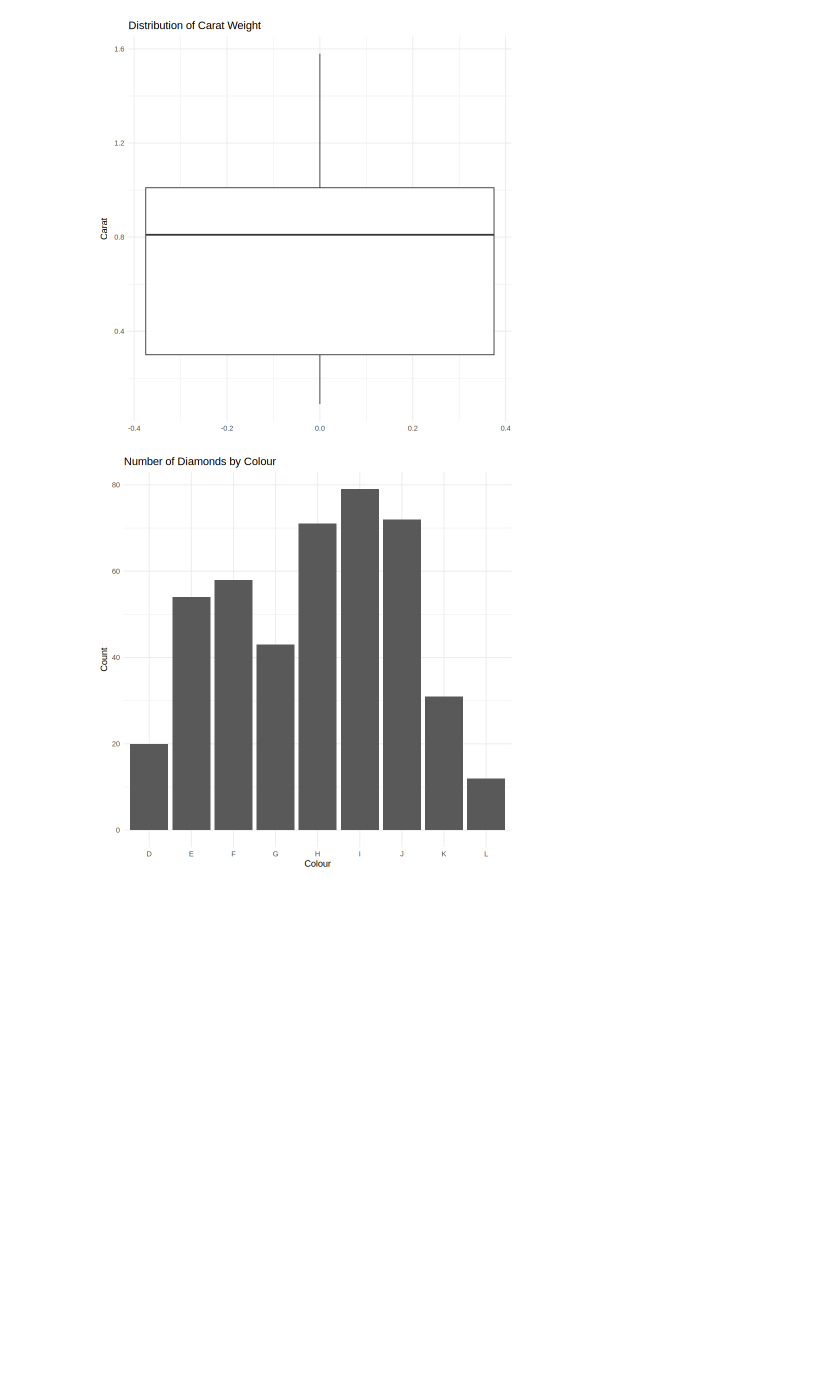
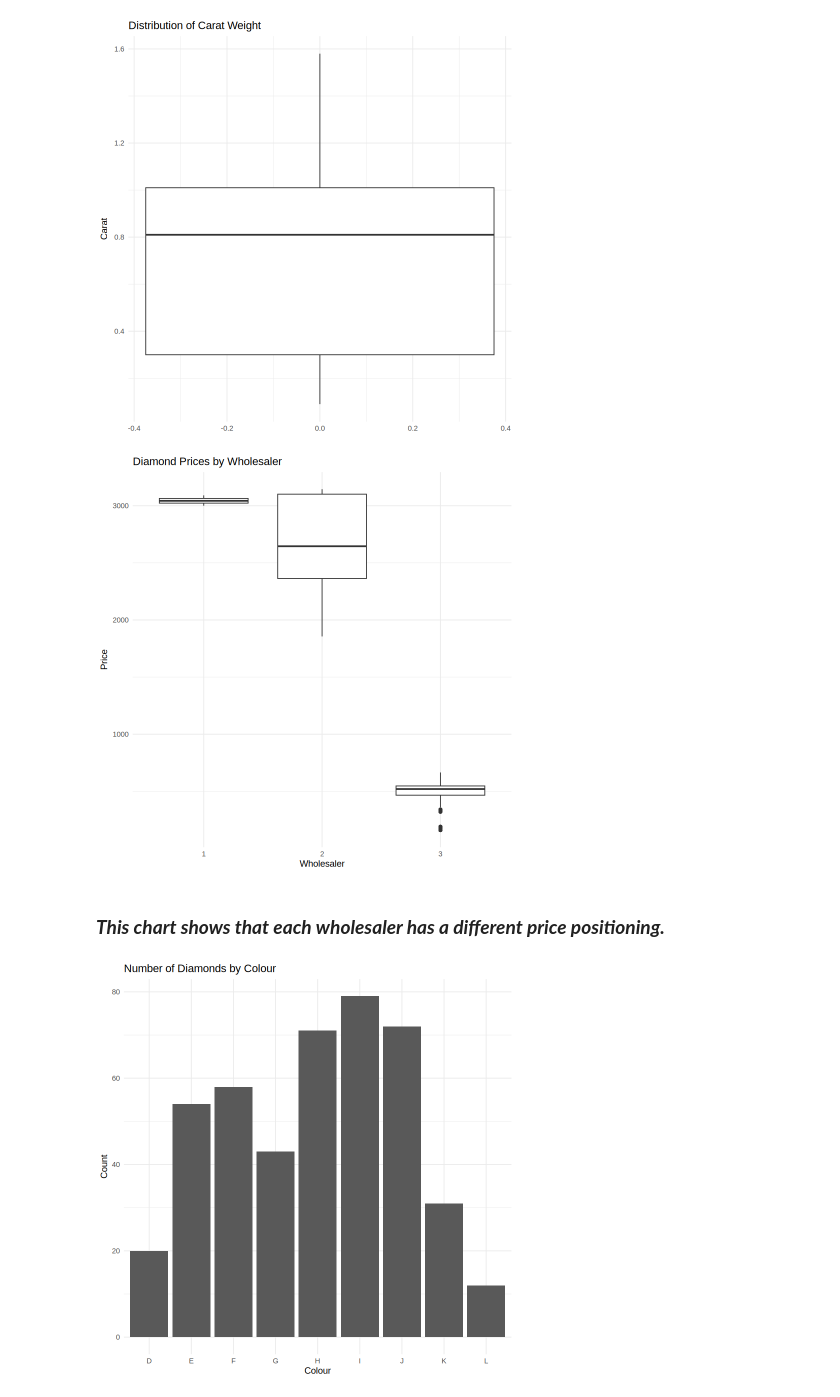
Before and after one commit to iplaycos1-crypto/MBA6636, a Jupyter notebook: Copy_of_MBA6636_3769291_Sun_DEA.ipynb, the cells around one changed output. Saved outputs shown, nothing was run; the diff lists cells and outputs as text; code cells hidden in the pictures; blank space fills up the shorter version.

```diff
--- a/Copy_of_MBA6636_3769291_Sun_DEA.ipynb
+++ b/Copy_of_MBA6636_3769291_Sun_DEA.ipynb
@@ -359,4 +409,18 @@ ggplot(diamonds_clean, aes(y = Carat)) +
 # %% [output]
 [figure]
 [figure]
+# %%
+# 3. Wholesaler positioning boxplot
+ggplot(diamonds_clean, aes(x = Wholesaler, y = Price)) +
+  geom_boxplot() +
+  labs(
+    title = "Diamond Prices by Wholesaler",
+    x = "Wholesaler",
+    y = "Price"
+  ) +
+  theme_minimal()
+# %% [output]
+[figure, added]
+# %% [markdown]
+### ***This chart shows that each wholesaler has a different price positioning.***
 # %%
```
Also changed, not shown: parts of 8 cells of this notebook.
